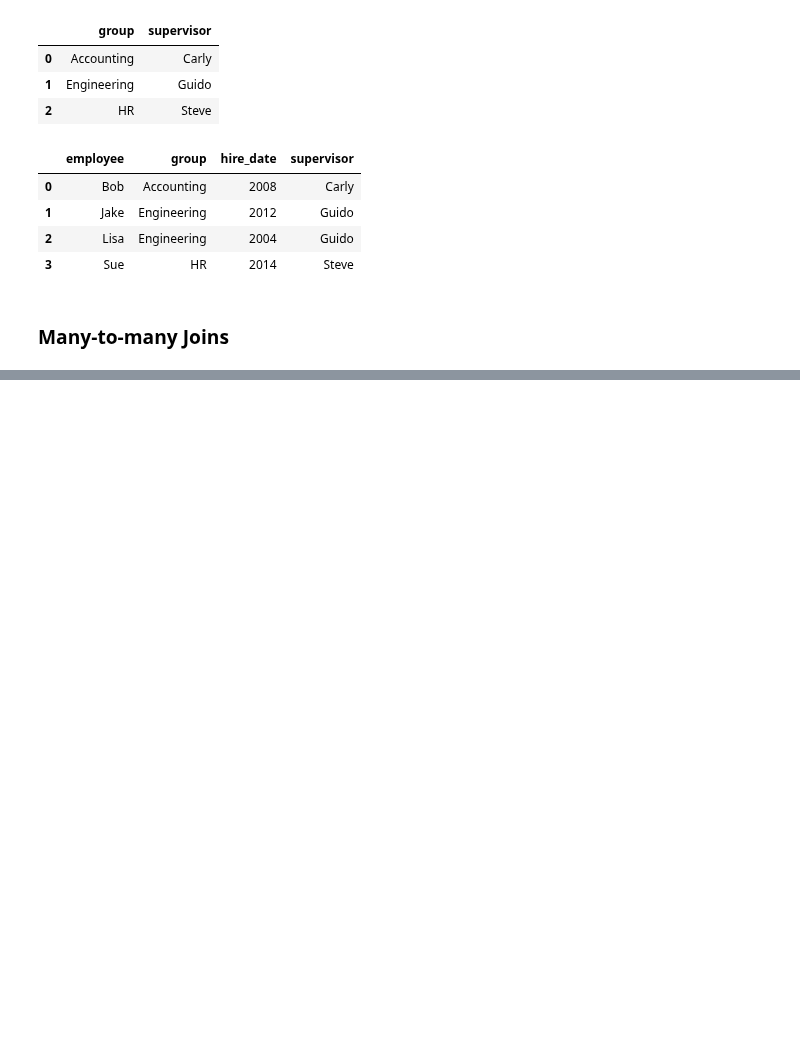
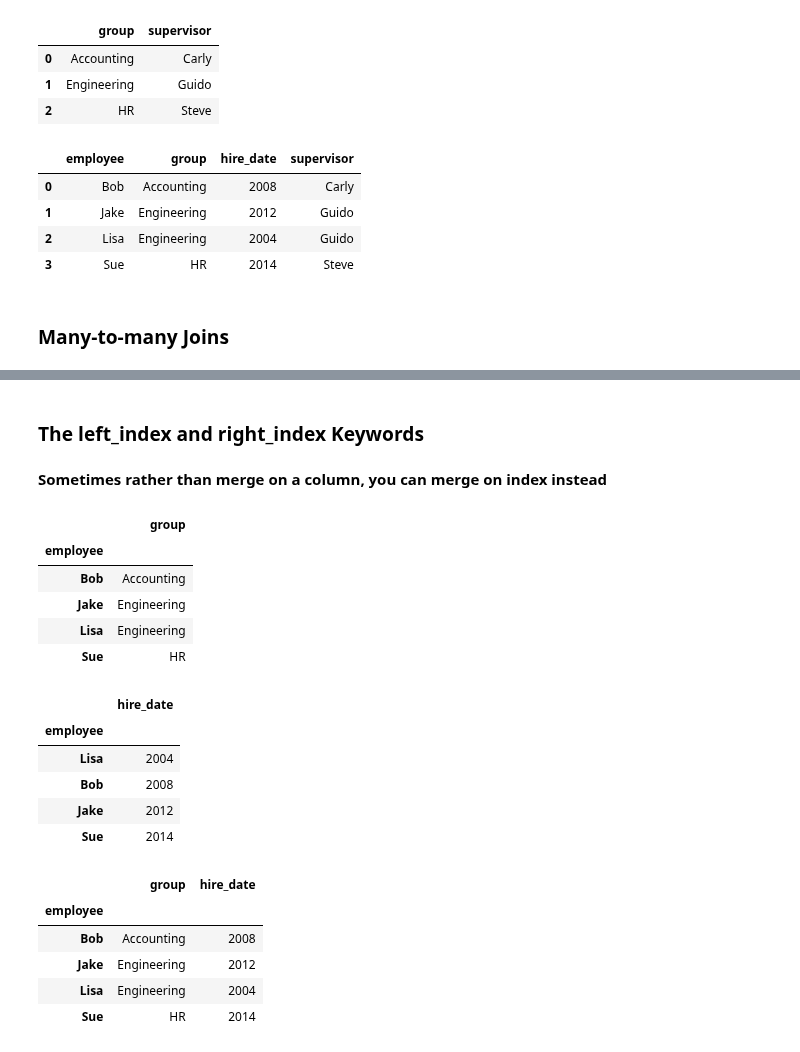
Before and after one commit to TalJa1/dc_practice, a Jupyter notebook: pandasSt.ipynb, the cells around one changed output, grey strips where cells are left out. Drawn from its saved outputs; the diff is of its cells as text; code cells hidden in the pictures; blank space fills up the shorter version.

```diff
--- a/pandasSt.ipynb
+++ b/pandasSt.ipynb
@@ -1229,0 +1301,31 @@ display(df1, df5, pd.merge(df1, df5)) # merge() function automatically aligns th
+# %% [markdown]
+### The left_index and right_index Keywords
+# %% [markdown]
+**Sometimes rather than merge on a column, you can merge on index instead**
+# %%
+# The left_index and right_index keywords
+# Sometimes, rather than merging on a column, you would instead like to merge on an index
+# For this, you can use the left_index and right_index keywords
+df1a = df1.set_index('employee') # set_index() method can be used to set the index
+df2a = df2.set_index('employee')
+
+display(df1a, df2a, pd.merge(df1a, df2a, left_index=True, right_index=True))
+# %% [output]
+|  | group |
+| employee |  |
+| Bob | Accounting |
+| Jake | Engineering |
+| Lisa | Engineering |
+| Sue | HR |
+|  | hire_date |
+| employee |  |
+| Lisa | 2004 |
+| Bob | 2008 |
+| Jake | 2012 |
+| Sue | 2014 |
+|  | group | hire_date |
+| employee |  |  |
+| Bob | Accounting | 2008 |
+| Jake | Engineering | 2012 |
+| Lisa | Engineering | 2004 |
+| Sue | HR | 2014 |
```
Also changed, not shown: parts of 9 cells of this notebook.
